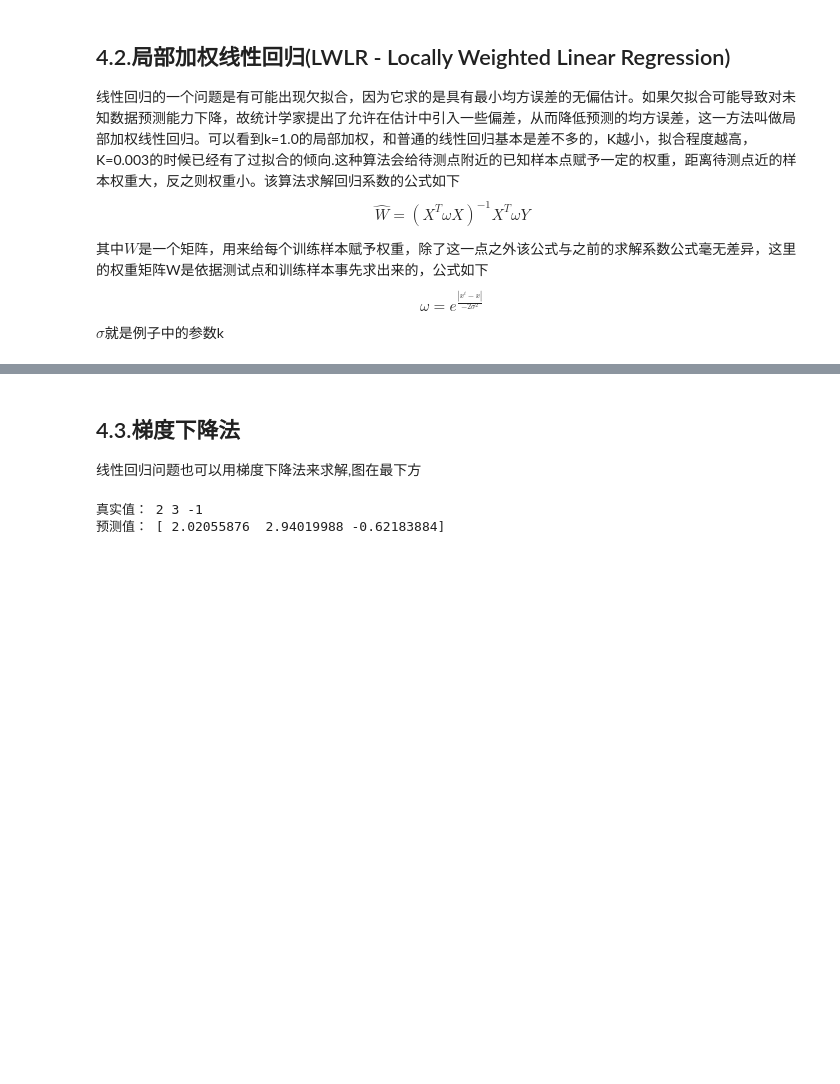
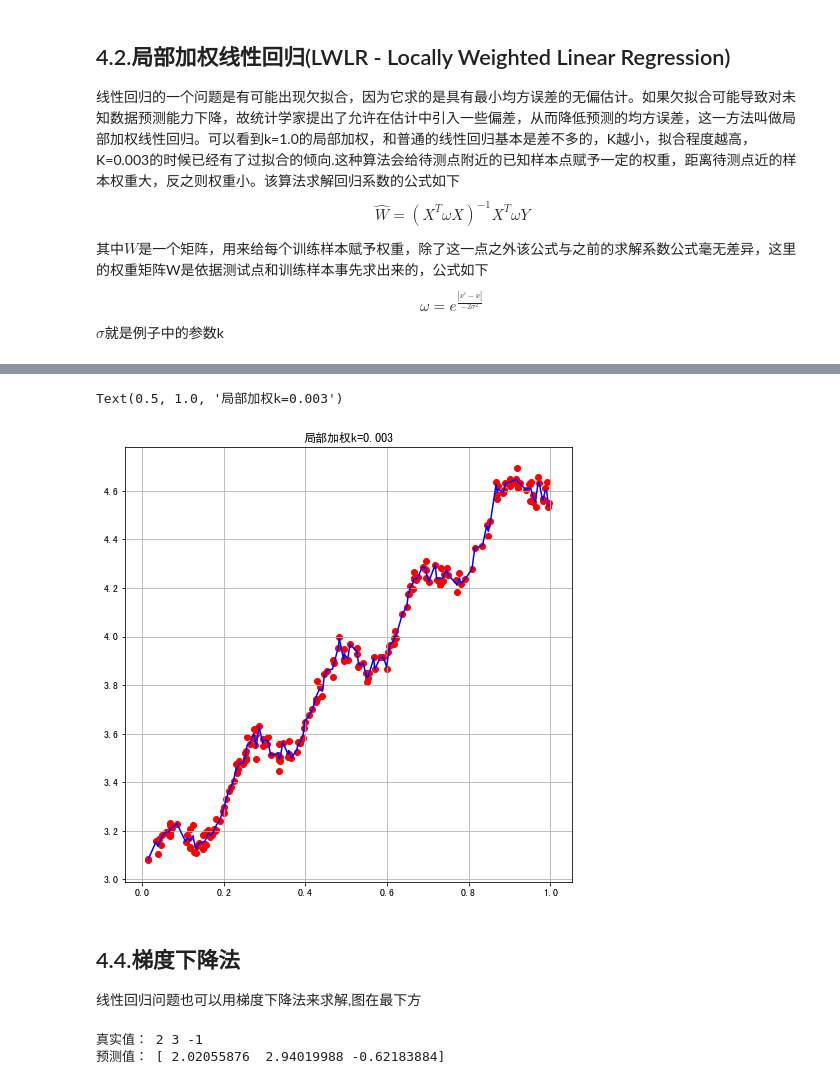
Before and after one commit to JJZHK-AI/AIKnowledgeBase, a Jupyter notebook: 02.机器学习/02.线性回归.ipynb, the cells around one changed output, grey strips where cells are left out. Cells and saved outputs as stored; diff of their text form; code cells hidden in the pictures; blank space fills up the shorter version.

```diff
--- a/02.机器学习/02.线性回归.ipynb
+++ b/02.机器学习/02.线性回归.ipynb
@@ -138,5 +309,16 @@ $\sigma$就是例子中的参数k
+# %%
+plt.figure(figsize=(8,8), facecolor='w')
+(xMat, yMat), (xCopy, yHat) = regress4(x, y)
+plt.scatter([xMat[:, 1].flatten()], [yMat.T[:, 0].flatten().A[0]], c='r')
+
+plt.plot(xCopy[:, 1], yHat, c='b')
+plt.grid(True)
+plt.title("局部加权k=0.003")
+# %% [output]
+Text(0.5, 1.0, '局部加权k=0.003')
+[figure, added]
 # %% [markdown]
-## 4.3.梯度下降法
+## 4.4.梯度下降法
 线性回归问题也可以用梯度下降法来求解,图在最下方
 # %%
 '''
```
Also changed, not shown: parts of 19 cells of this notebook, 1 other file.
